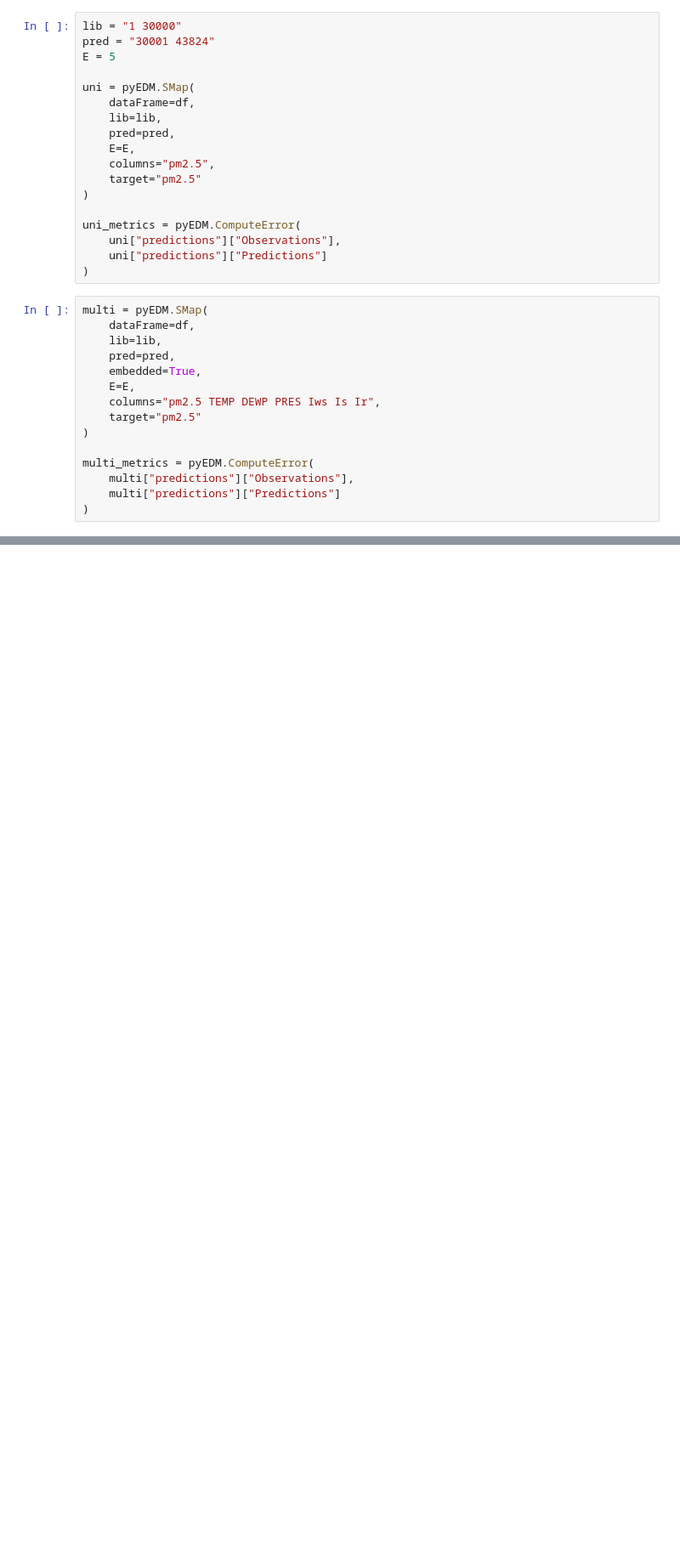
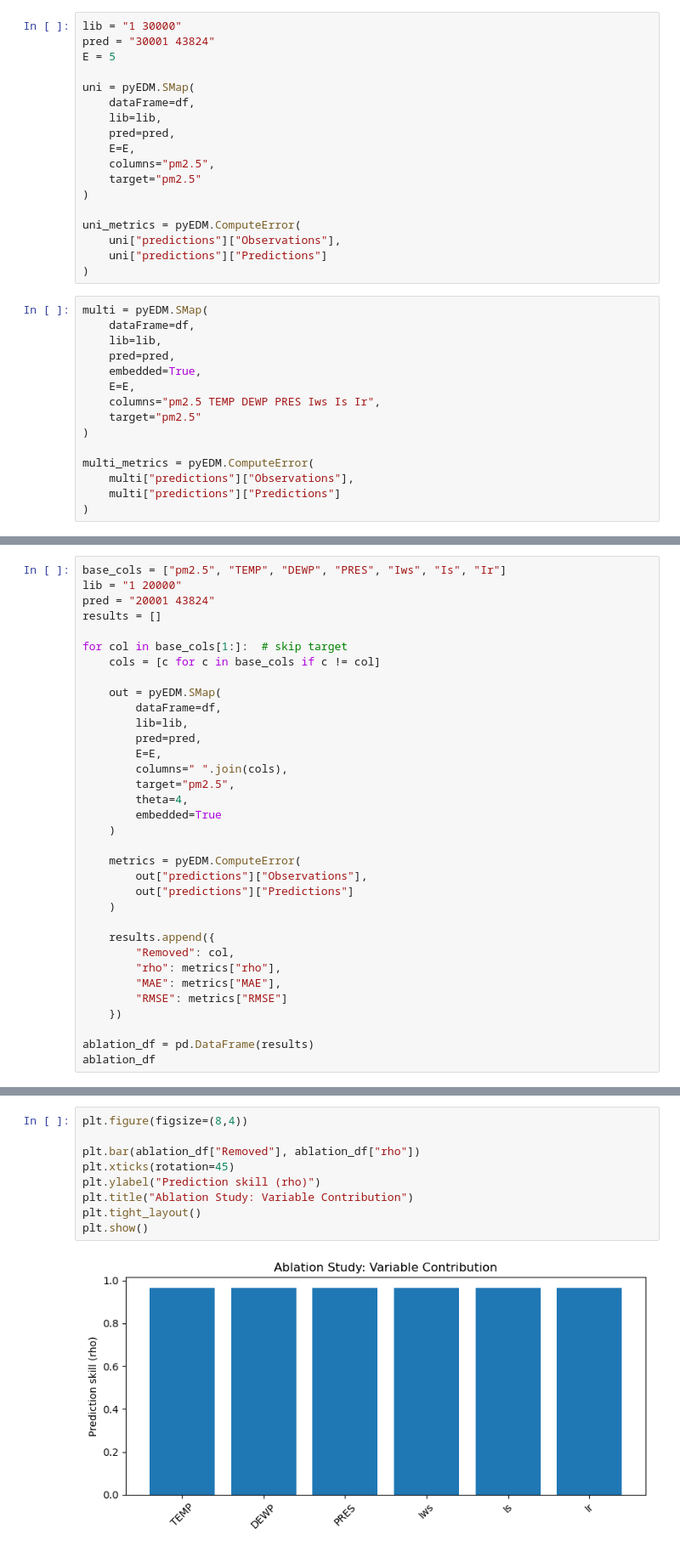
Before and after one commit to All-Purpose-Monkey/Complex_systems_group1, a Jupyter notebook: Module10/being_pm25_EDM.ipynb, the cells around one changed output, grey strips where cells are left out. Shown at 85% size. Saved outputs shown, nothing was run; the diff lists cells and outputs as text; blank space fills up the shorter version.

```diff
--- a/Module10/being_pm25_EDM.ipynb
+++ b/Module10/being_pm25_EDM.ipynb
@@ -457,0 +457,34 @@ plt.show()
+# %%
+base_cols = ["pm2.5", "TEMP", "DEWP", "PRES", "Iws", "Is", "Ir"]
+lib = "1 20000"
+pred = "20001 43824"
+results = []
+
+for col in base_cols[1:]:  # skip target
+    cols = [c for c in base_cols if c != col]
+
+    out = pyEDM.SMap(
+        dataFrame=df,
+        lib=lib,
+        pred=pred,
+        E=E,
+        columns=" ".join(cols),
+        target="pm2.5",
+        theta=4,
+        embedded=True
+    )
+
+    metrics = pyEDM.ComputeError(
+        out["predictions"]["Observations"],
+        out["predictions"]["Predictions"]
+    )
+
+    results.append({
+        "Removed": col,
+        "rho": metrics["rho"],
+        "MAE": metrics["MAE"],
+        "RMSE": metrics["RMSE"]
+    })
+
+ablation_df = pd.DataFrame(results)
+ablation_df
@@ -457,0 +499,11 @@ plt.show()
+# %%
+plt.figure(figsize=(8,4))
+
+plt.bar(ablation_df["Removed"], ablation_df["rho"])
+plt.xticks(rotation=45)
+plt.ylabel("Prediction skill (rho)")
+plt.title("Ablation Study: Variable Contribution")
+plt.tight_layout()
+plt.show()
+# %% [output]
+[figure, added]
```
Also changed, not shown: parts of 15 cells of this notebook, 1 other file.
